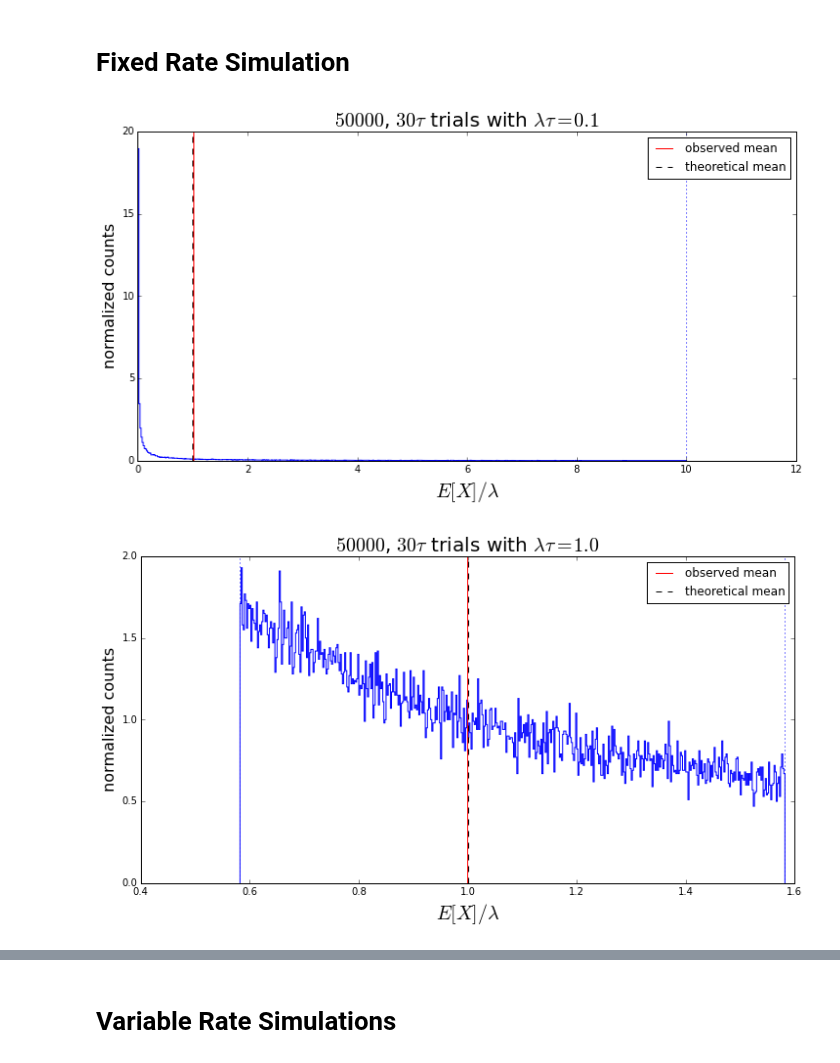
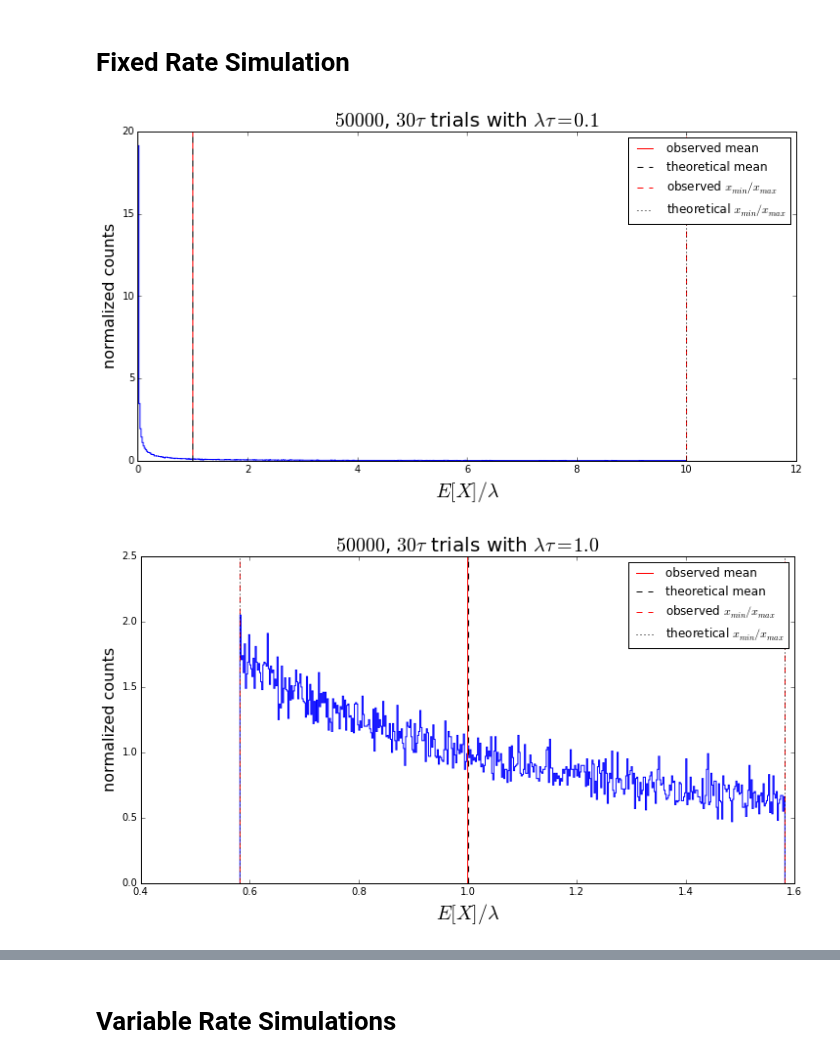
Before and after one commit to samfok/notebooks, a Jupyter notebook: synapse/synapse_SNR_uniform.ipynb, the cells around one changed output, grey strips where cells are left out. Cells and saved outputs as stored; diff of their text form; code cells hidden in the pictures.

Commit message:
add bounds to uniform synapse value

```diff
--- a/synapse/synapse_SNR_uniform.ipynb
+++ b/synapse/synapse_SNR_uniform.ipynb
@@ -129,6 +157,12 @@ def lim_var(tau):
 def lim_snr(lam, tau):
     return np.sqrt(12)*lam*tau
 
+def th_xmax(lam, tau):
+    return 1./(tau*(1-np.exp(-1/(lam*tau))))
+
+def th_xmin(lam, tau):
+    return (np.exp(-1/(lam*tau)))/(tau*(1-np.exp(-1/(lam*tau))))
+
 # simulation functions
 def spike_value(t, tau):
     return 1./tau*exp(-t/tau)
@@ -181,42 +220,44 @@ which is nonsensical because it is negative.
 def sim_distribution(k=100., tau=.01, lam=1000., trials=4000):
     # k number of time constants to consider
     # tau time constant of the filter
     # lam frequency of spikes in
     nspikes = k*tau*lam
 
     shifts = rng.uniform(0, 1./lam, size=(trials))
     base_times = np.arange(nspikes)/lam
     spike_times = np.tile(base_times, (trials,1))
     for idx, shift in enumerate(shifts):
         spike_times[idx,:] +=  shift
     spike_vals = spike_value(spike_times, tau)
     Xs = np.sum(spike_vals, axis=1)
 
-    x_u = (tau*(1-np.exp(-1./(lam*tau))))**-1.
-    x_l = x_u - 1./tau
-
     fig=figure(figsize=(12,6))
     ax=fig.add_subplot(111)
     ret=ax.hist(Xs/lam, bins=max(10, trials/100), normed=True, histtype='step')
-    axvline(x_u/lam, c='b', ls=':')
-    axvline(x_l/lam, c='b', ls=':')
 
     mean_obs = mean(Xs)
     mean_th = th_mean(lam)
-    axvline(mean_obs/lam, color='r', label='observed mean')
-    axvline(mean_th/lam, color='k', linestyle='--', label='theoretical mean')
+    axvline(mean_obs/lam, c='r', label='observed mean')
+    axvline(mean_th/lam, c='k', ls='--', label='theoretical mean')
+
+    x_max_obs = max(Xs)
+    x_min_obs = min(Xs)
+    x_max_th = th_xmax(lam, tau)
+    x_min_th = th_xmin(lam, tau)
+    axvline(x_max_obs/lam, c='r', ls='--', label=r'observed $x_{min}/x_{max}$')
+    axvline(x_min_obs/lam, c='r', ls='--')
+    axvline(x_max_th/lam, c='k', ls=':', label=r'theoretical $x_{min}/x_{max}$')
+    axvline(x_min_th/lam, c='k', ls=':')
+
 
     ax.set_title(r'$%d$, $%d\tau$ trials with $\lambda\tau=%.1f$' % (trials, k, lam*tau), fontsize=20)
     ax.set_ylabel('normalized counts', fontsize=16)
     ax.set_xlabel(r'$E[X]/\lambda$', fontsize=20)
     ax.legend(loc='upper right');
 
 sim_distribution(k=30., tau=.01, lam=10., trials=50000)
-# savefig('/home/NEF/Dropbox/Research/presentations/noise_analysis/figures/uniform_10.png', dpi=200)
 sim_distribution(k=30., tau=.01, lam=100., trials=50000)
-# savefig('/home/NEF/Dropbox/Research/presentations/noise_analysis/figures/uniform_100.png', dpi=200)
 sim_distribution(k=30., tau=.01, lam=1000., trials=50000)
-# savefig('/home/NEF/Dropbox/Research/presentations/noise_analysis/figures/uniform_1000.png', dpi=200)
 # %% [output]
-[figure, old version]
+[figure, new version]
-[figure, old version]
+[figure, new version]
```
Also changed, not shown: parts of 5 cells of this notebook.
